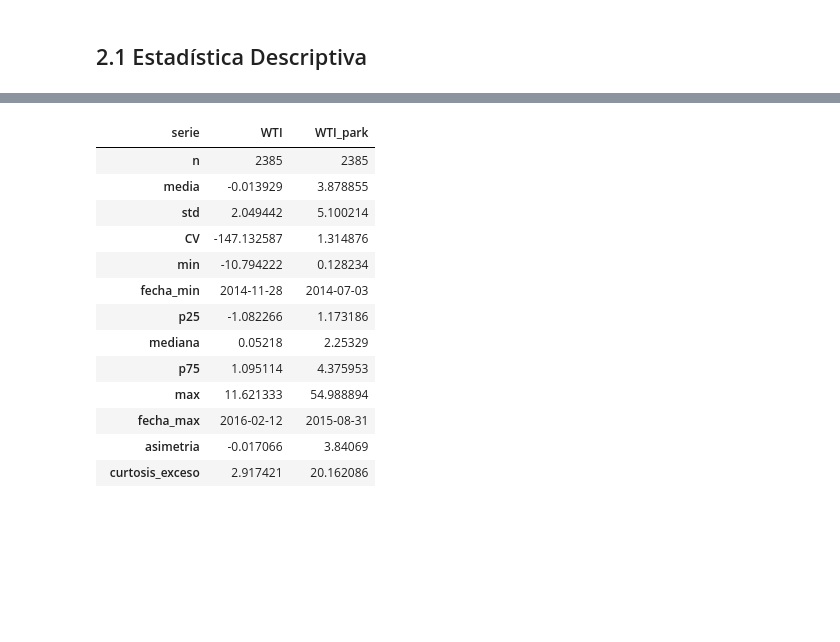
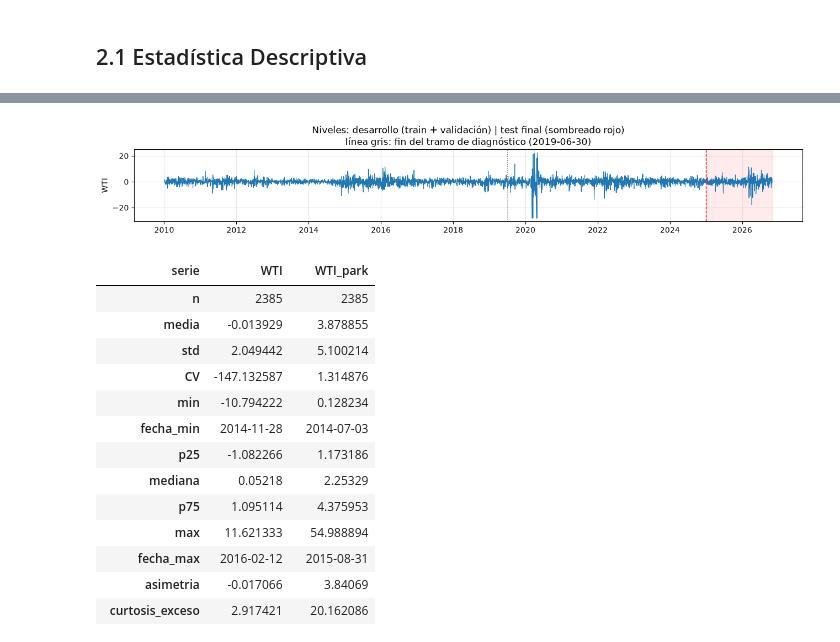
Before and after one commit to darlamai/proyecto_final_ml_wti, a Jupyter notebook: notebooks/02.eda_returns.ipynb, the cells around one changed output, grey strips where cells are left out. Cells and saved outputs as stored; diff of their text form; code cells hidden in the pictures; blank space fills up the shorter version.

```diff
--- a/notebooks/02.eda_returns.ipynb
+++ b/notebooks/02.eda_returns.ipynb
@@ -68,3 +80,7 @@ El tramo de diagnóstico (EDA) tiene un total de 2.385 observaciones, que repres
+# %%
+eda.graficar_niveles_con_cortes(base_retornos_wti)
+# %% [output]
+[figure, added]
 # %%
 eda.descriptivos_precios(train_ret).T
 # %% [output]
```
Also changed, not shown: parts of 3 cells of this notebook, 1 other file.
